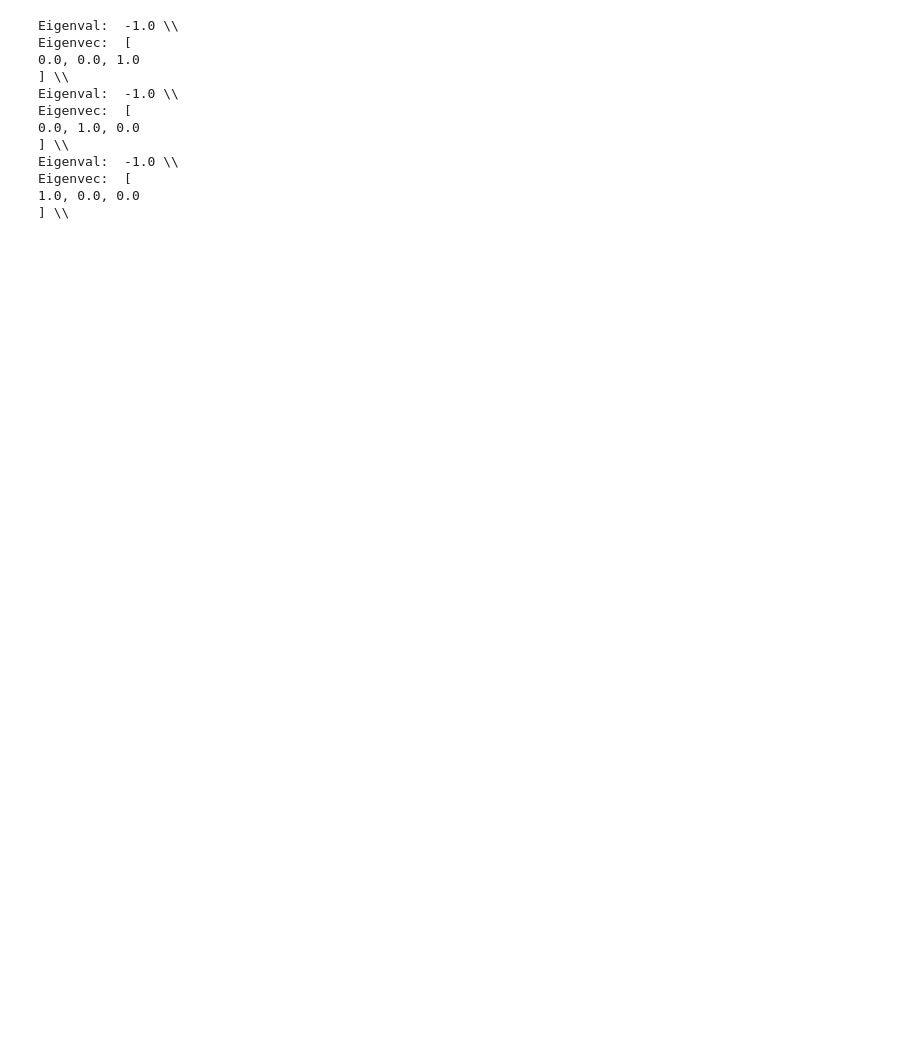
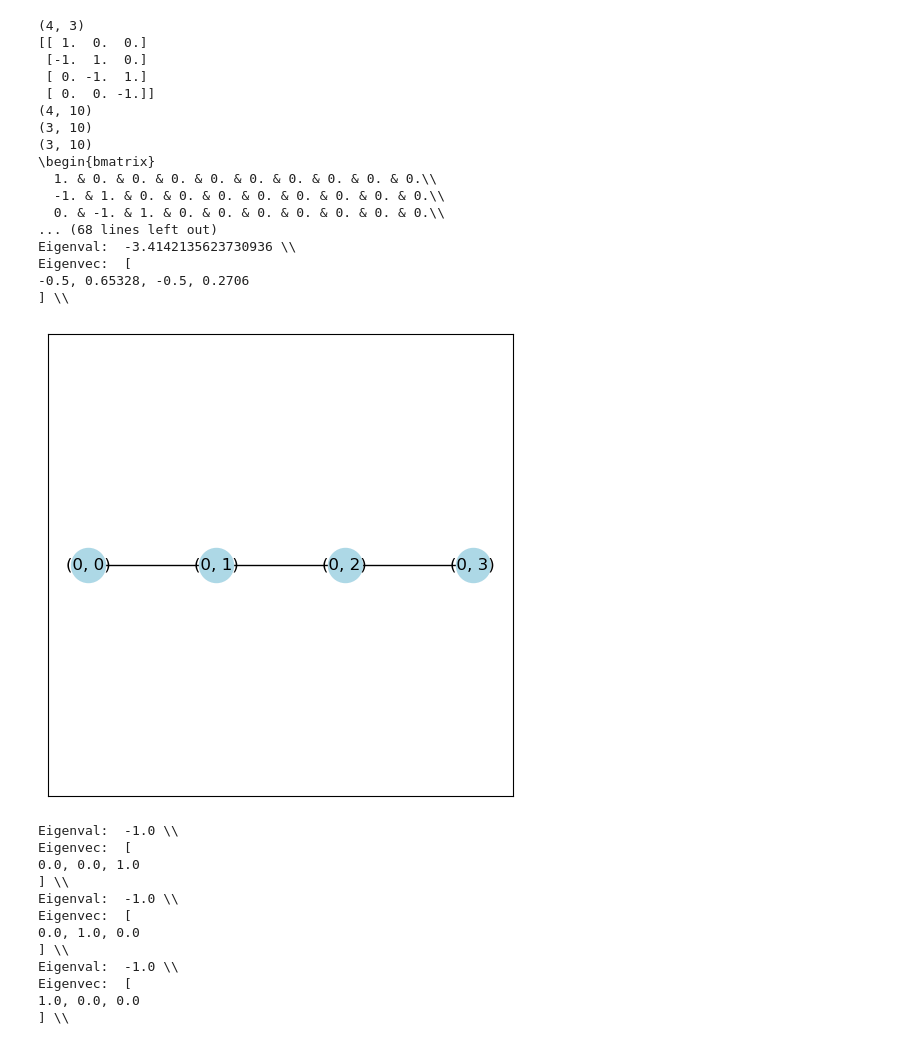
Before and after one commit to Dinple/CSE245HW, a Jupyter notebook: q2.ipynb, the cells around one changed output. Cells and saved outputs as stored; diff of their text form; code cells hidden in the pictures; blank space fills up the shorter version.

```diff
--- a/q2.ipynb
+++ b/q2.ipynb
@@ -87,7 +87,7 @@ G = nx.grid_graph((4,1))
 
 plt.figure(figsize=(6,6))
 pos = {(x,y):(y,-x) for x,y in G.nodes()}
-nx.draw(G, pos=pos,
+nx.draw_networkx(G, pos=pos,
         node_color='lightblue',
         with_labels=True,
         node_size=600)
@@ -115,33 +115,52 @@ print(b.shape)
 print(c.shape)
 
 SP = np.concatenate((a,b,c), axis=0)
 
 print(bmatrix(SP))
 
 print("========================= 1x1x4 SP Table =========================")
 L, V = np.linalg.eig(SP)
 # sort by eigenvalues
 idx = L.argsort()[::-1]
 eigenValues = L[idx]
 eigenVectors = V[:,idx]
 # print eigenvalues and eigenvectors
 for i in range(2 * num_branches + num_nodes):
         print("Eigenval: ", eigenValues[i], "\\\\")
         print("Eigenvec: ", matrix_with_commas_in_between(eigenVectors[i]), "\\\\")
 
 print("========================= 1x1x4 Nodal Analysis =========================")
 # nodal analysis
 Y = A@K_v@A.T
 print(bmatrix(Y))
 L, V = np.linalg.eig(Y)
 # sort by eigenvalues
 idx = L.argsort()[::-1]
 eigenValues = L[idx]
 eigenVectors = V[:,idx]
 # print eigenvalues and eigenvectors
 for i in range(num_nodes):
         print("Eigenval: ", eigenValues[i], "\\\\")
         print("Eigenvec: ", matrix_with_commas_in_between(eigenVectors[i]), "\\\\")
+# %% [output]
+(4, 3)
+[[ 1.  0.  0.]
+ [-1.  1.  0.]
+ [ 0. -1.  1.]
+ [ 0.  0. -1.]]
+(4, 10)
+(3, 10)
+(3, 10)
+\begin{bmatrix}
+  1. & 0. & 0. & 0. & 0. & 0. & 0. & 0. & 0. & 0.\\
+  -1. & 1. & 0. & 0. & 0. & 0. & 0. & 0. & 0. & 0.\\
+  0. & -1. & 1. & 0. & 0. & 0. & 0. & 0. & 0. & 0.\\
+... (68 lines left out)
+Eigenval:  -3.4142135623730936 \\
+Eigenvec:  [
+-0.5, 0.65328, -0.5, 0.2706
+] \\
+[figure, added]
 # %%
 # Tree/Link Analysis
 # G Matrix
```
Also changed, not shown: parts of 4 cells of this notebook.
